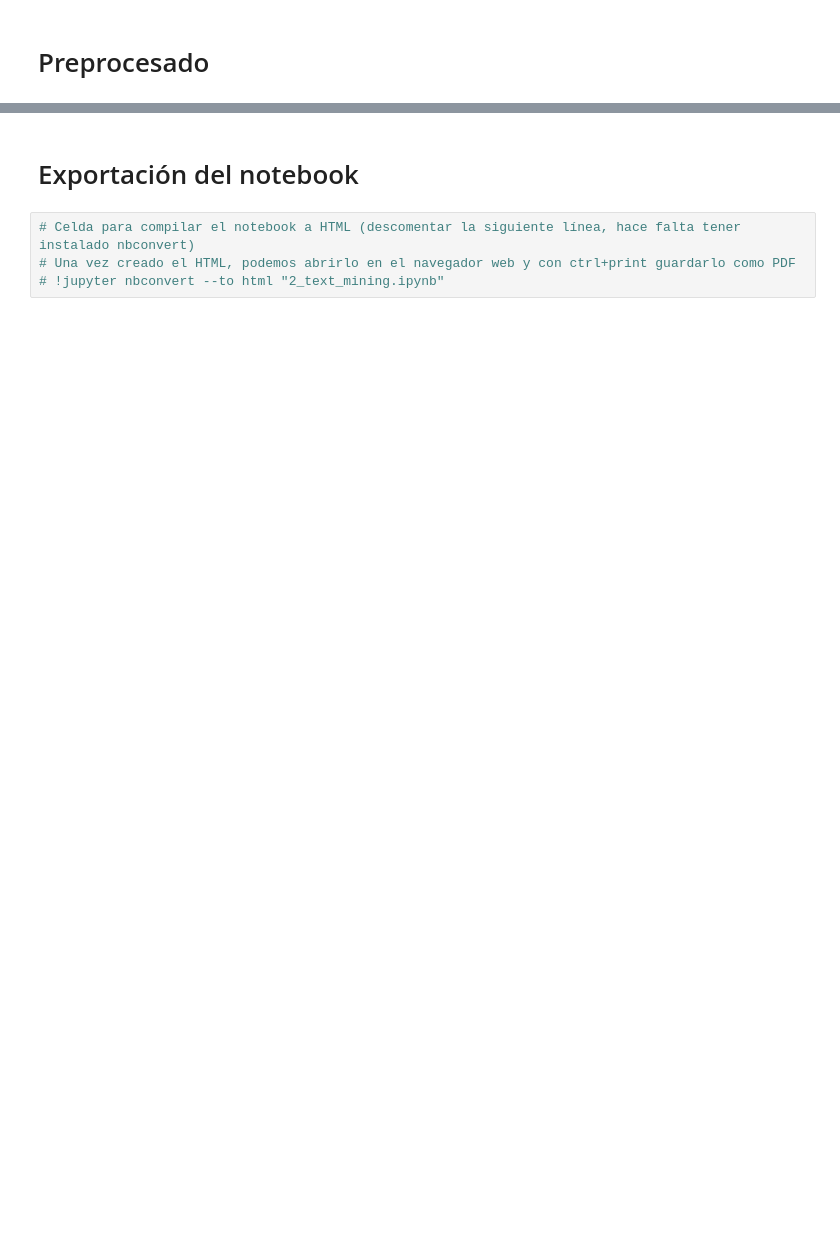
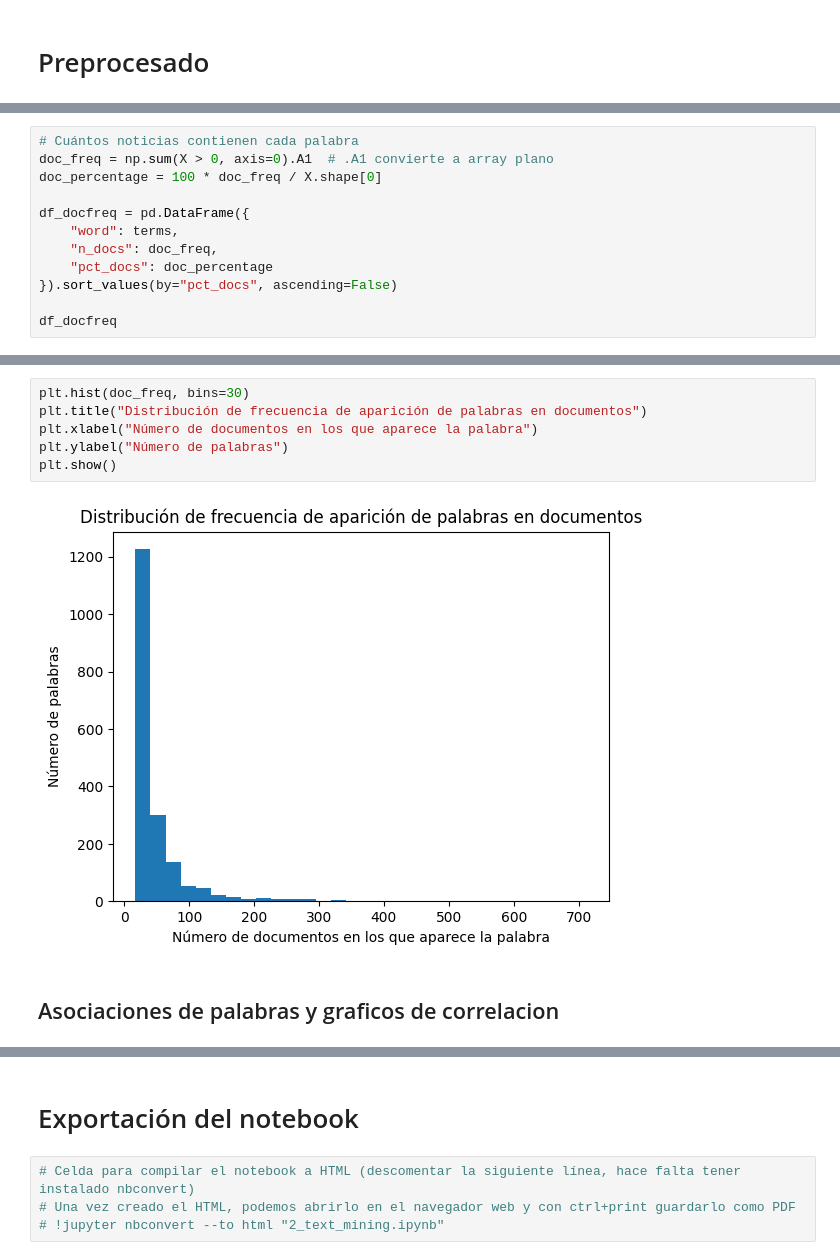
Before and after one commit to Lna-TY/DM_Text_Mining, a Jupyter notebook: practica_text_mining.ipynb, the cells around one changed output, grey strips where cells are left out. Cells and saved outputs as stored; diff of their text form; blank space fills up the shorter version.

```diff
--- a/practica_text_mining.ipynb
+++ b/practica_text_mining.ipynb
@@ -71,0 +254,12 @@ df[['title', 'text', 'source']].head(10)
+# %%
+# Cuántos noticias contienen cada palabra
+doc_freq = np.sum(X > 0, axis=0).A1  # .A1 convierte a array plano
+doc_percentage = 100 * doc_freq / X.shape[0]
+
+df_docfreq = pd.DataFrame({
+    "word": terms,
+    "n_docs": doc_freq,
+    "pct_docs": doc_percentage
+}).sort_values(by="pct_docs", ascending=False)
+
+df_docfreq
@@ -71,0 +306,10 @@ df[['title', 'text', 'source']].head(10)
+# %%
+plt.hist(doc_freq, bins=30)
+plt.title("Distribución de frecuencia de aparición de palabras en documentos")
+plt.xlabel("Número de documentos en los que aparece la palabra")
+plt.ylabel("Número de palabras")
+plt.show()
+# %% [output]
+[figure, added]
+# %% [markdown]
+## Asociaciones de palabras y graficos de correlacion
```
Also changed, not shown: parts of 44 cells of this notebook.
